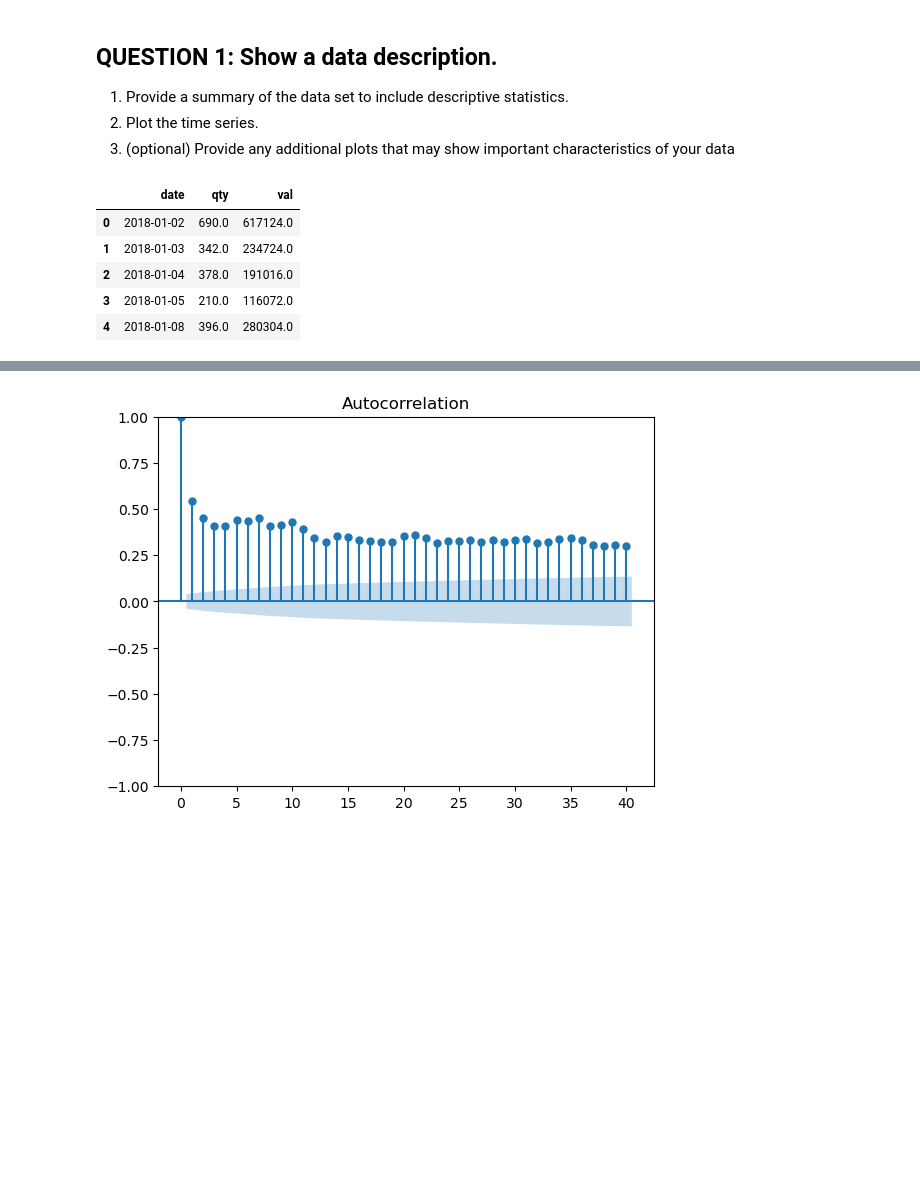
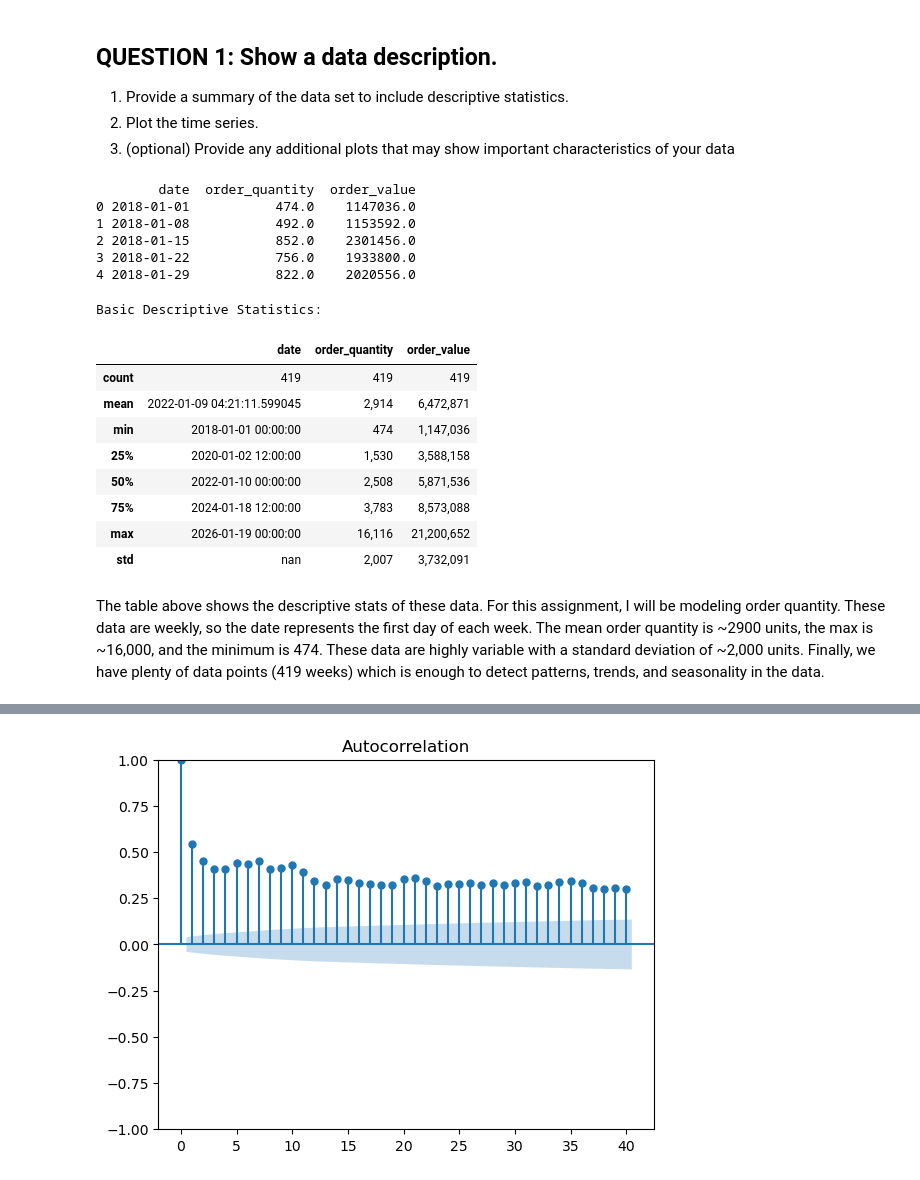
Before and after one commit to andersone17/time_series_hw_2, a Jupyter notebook: time_series_hw_2.ipynb, the cells around one changed output, grey strips where cells are left out. Cells and saved outputs as stored; diff of their text form; code cells hidden in the pictures; blank space fills up the shorter version.

```diff
--- a/time_series_hw_2.ipynb
+++ b/time_series_hw_2.ipynb
@@ -18,22 +19,45 @@ from statsmodels.tsa.arima.model import ARIMA
 2. Plot the time series.
 3. (optional) Provide any additional plots that may show important characteristics of your data
 # %%
-# Load Data
-sales = pd.read_csv("data/sales_data.csv")
+# Load & Preprocess Data
+sales = pd.read_csv('data/sales_data.csv')
 sales['date'] = pd.to_datetime(sales['date'], errors='coerce')
 sales['qty'] = pd.to_numeric(sales['qty'], errors='coerce')
 sales['val'] = pd.to_numeric(sales['val'], errors='coerce')
-sales = (
-    sales.drop(columns=['world'])
-    .groupby('date').sum()
-    .reset_index()
-)
-sales.head()
+# Subset and Group
+sales = sales[~sales['world'].isin(['gr', 'na'])]
+sales = sales.groupby('date').sum().reset_index().drop(columns=['world'])
+sales.sort_values('date', inplace=True)
+# Correct sales anaomaly
+sales.rename(columns={'qty' : 'order_quantity', 'val' : 'order_value'}, inplace=True)
+sales.loc[sales['order_quantity'].idxmax(), 'order_quantity'] = sales.loc[sales['order_quantity'].idxmax() - 1, 'order_quantity']
+sales.loc[sales['order_value'].idxmax(), 'order_value'] = sales.loc[sales['order_value'].idxmax() - 1, 'order_value']
+# Group by Week
+sales['date'] = sales['date'].dt.to_period('W').apply(lambda r: r.start_time)
+sales = sales.groupby('date').sum().reset_index()
+print(sales.head())
 # %% [output]
-|  | date | qty | val |
-| 0 | 2018-01-02 | 690.0 | 617124.0 |
-| 1 | 2018-01-03 | 342.0 | 234724.0 |
-| 2 | 2018-01-04 | 378.0 | 191016.0 |
-| 3 | 2018-01-05 | 210.0 | 116072.0 |
-| 4 | 2018-01-08 | 396.0 | 280304.0 |
+        date  order_quantity  order_value
+0 2018-01-01           474.0    1147036.0
+1 2018-01-08           492.0    1153592.0
+2 2018-01-15           852.0    2301456.0
+3 2018-01-22           756.0    1933800.0
+4 2018-01-29           822.0    2020556.0
+# %%
+# Descriptive Stats and EDA
+print("Basic Descriptive Statistics:")
+sales.describe().style.format("{:,.0f}", subset=['order_quantity', 'order_value'])
+# %% [output]
+Basic Descriptive Statistics:
+|  | date | order_quantity | order_value |
+| count | 419 | 419 | 419 |
+| mean | 2022-01-09 04:21:11.599045 | 2,914 | 6,472,871 |
+| min | 2018-01-01 00:00:00 | 474 | 1,147,036 |
+| 25% | 2020-01-02 12:00:00 | 1,530 | 3,588,158 |
+| 50% | 2022-01-10 00:00:00 | 2,508 | 5,871,536 |
+| 75% | 2024-01-18 12:00:00 | 3,783 | 8,573,088 |
+| max | 2026-01-19 00:00:00 | 16,116 | 21,200,652 |
+| std | nan | 2,007 | 3,732,091 |
+# %% [markdown]
+The table above shows the descriptive stats of these data. For this assignment, I will be modeling order quantity. These data are weekly, so the date represents the first day of each week. The mean order quantity is ~2900 units, the max is ~16,000, and the minimum is 474. These data are highly variable with a standard deviation of ~2,000 units. Finally, we have plenty of data points (419 weeks) which is enough to detect patterns, trends, and seasonality in the data.
 # %%
```
Also changed, not shown: parts of 5 cells of this notebook.
